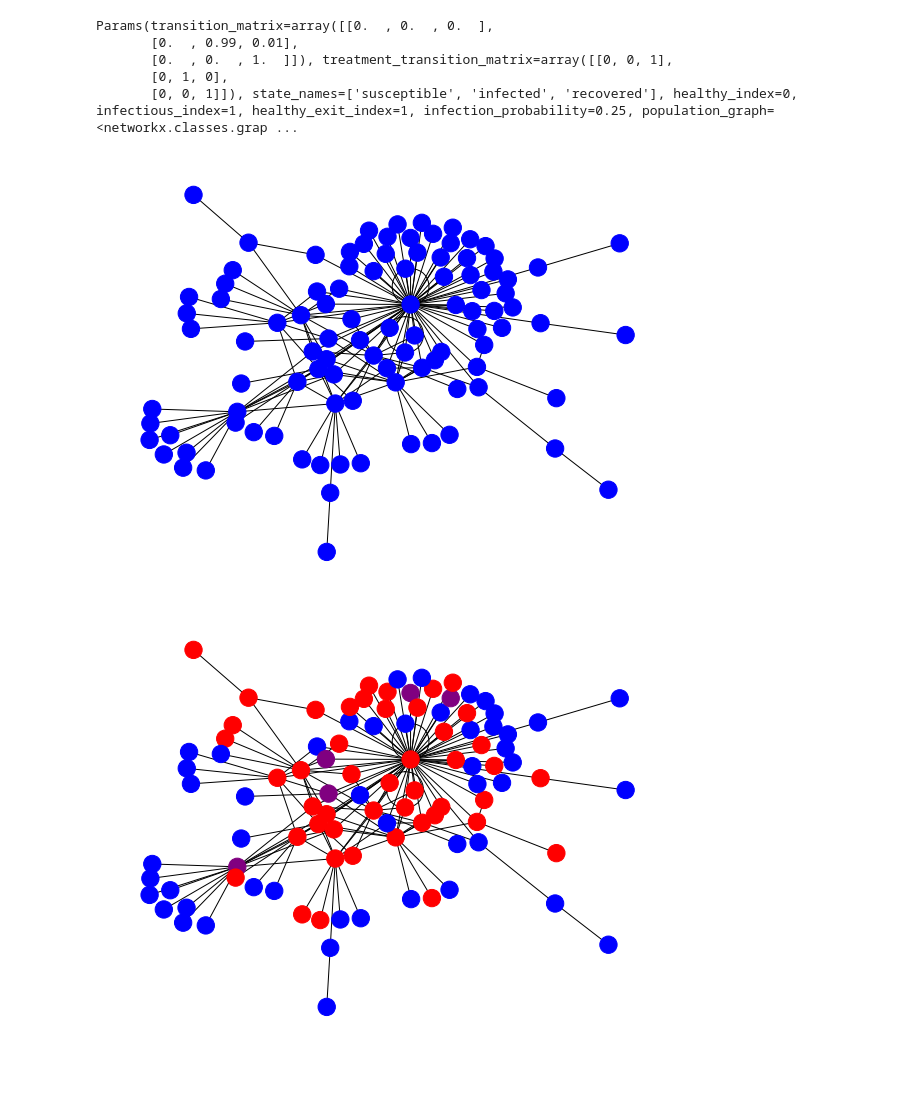
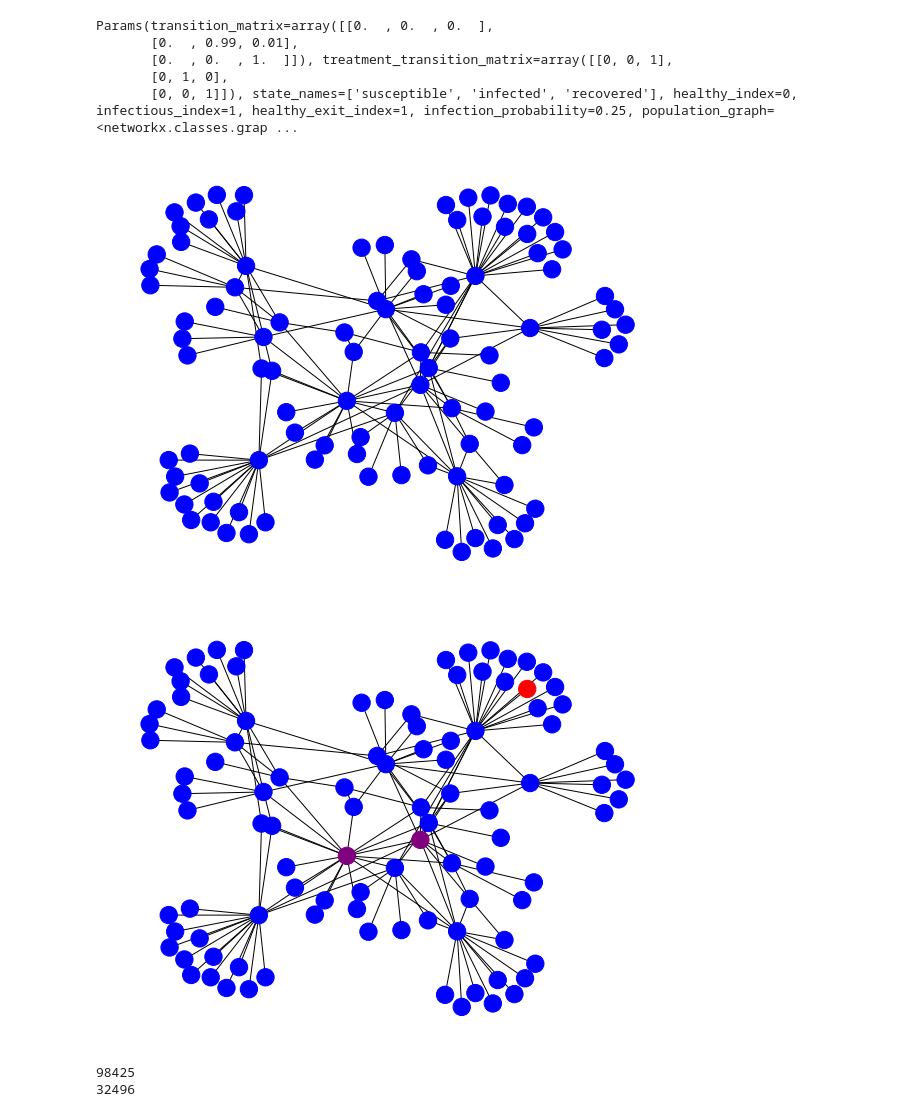
Before and after one commit to EvanLavender13/cst680-project, a Jupyter notebook: exp_scalefree.ipynb, the cells around one changed output. Saved outputs shown, nothing was run; the diff lists cells and outputs as text; code cells hidden in the pictures; blank space fills up the shorter version.

```diff
--- a/exp_scalefree.ipynb
+++ b/exp_scalefree.ipynb
@@ -20,10 +23,12 @@ plt.style.use(["science", "notebook"])
 # %%
-np.random.seed(13)
+SEED = 13
+
+np.random.seed(SEED)
 
 TAU   = 0.25
 RHO   = 0.01
-# ide.GRAPHS["scale"] = nx.generators.random_internet_as_graph(100)
-ide.GRAPHS["scale"] = nx.Graph(nx.generators.scale_free_graph(100).to_undirected())
+ide.GRAPHS["scale"] = nx.generators.random_internet_as_graph(100)
+# ide.GRAPHS["scale"] = nx.Graph(nx.generators.scale_free_graph(100, seed=SEED).to_undirected())
 
 EXP = ide.Experiment()
 EXP.graph_name = "scale"
@@ -31,11 +36,11 @@ EXP.infection_probability     = TAU
 EXP.infected_exit_probability = RHO
 EXP.num_treatments = 1
 EXP.burn_in = 0
-EXP.agent_constructor = ide.RandomAgent
+EXP.agent_constructor = ide.NullAgent
 EXP.scenario_builder()
 print(EXP.env.initial_params)
 
-positions = nx.spring_layout(EXP.env.initial_params.population_graph, seed=13)
+positions = nx.spring_layout(EXP.env.initial_params.population_graph, seed=SEED)
 color_map = ["blue", "red", "purple"]
 EXP.env.render(color_map, pos=positions)
 # %% [output]
@@ -44,16 +49,18 @@ Params(transition_matrix=array([[0.  , 0.  , 0.  ],
        [0.  , 0.  , 1.  ]]), treatment_transition_matrix=array([[0, 0, 1],
        [0, 1, 0],
        [0, 0, 1]]), state_names=['susceptible', 'infected', 'recovered'], healthy_index=0, infectious_index=1, healthy_exit_index=1, infection_probability=0.25, population_graph=<networkx.classes.grap ...
-[figure, old version]
+[figure, new version]
 # %%
-EXP.num_steps = 5
+EXP.num_steps = 2
+EXP.agent_constructor = ida.CentralityAgent
+EXP.scenario_builder()
 results = EXP.run()["metric_results"]
 states = np.array(results["states"])
 sick_days = np.array(results["sick-days"])
 
 EXP.env.render(color_map, pos=positions)
 # %% [output]
-[figure, old version]
+[figure, new version]
 # %%
 from tqdm import trange
 
@@ -94 +104,7 @@ null_metrics = run_simulations(N, EXP)
+# %%
+print(null_metrics["total_sickdays"])
+print(eig_metrics["total_sickdays"])
+# %% [output]
+98425
+32496
 # %%
```
Also changed, not shown: parts of 3 cells of this notebook, 4 other files.
